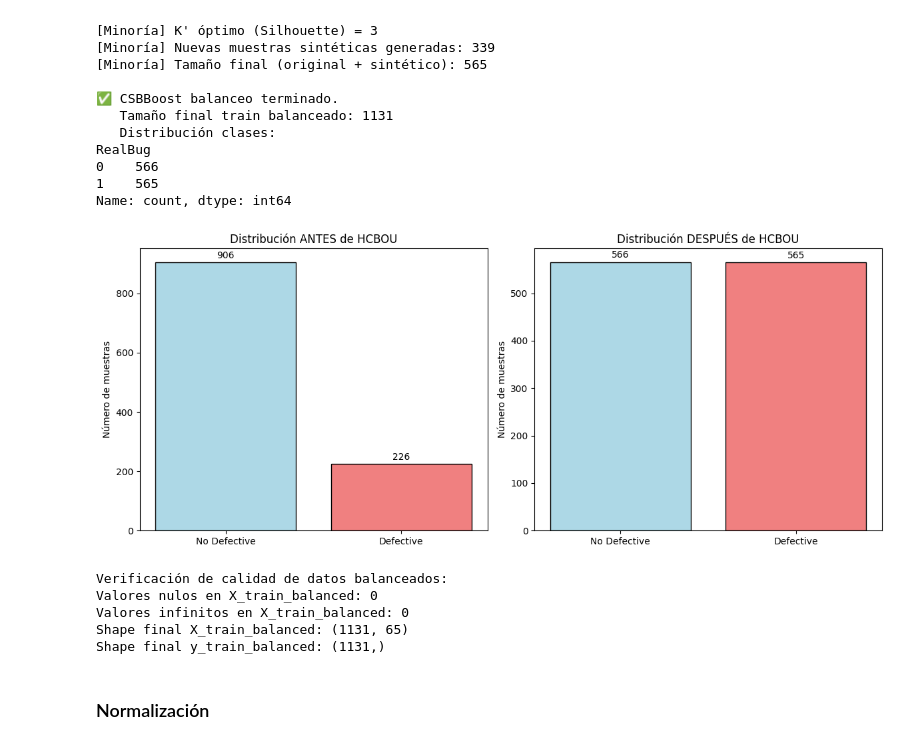
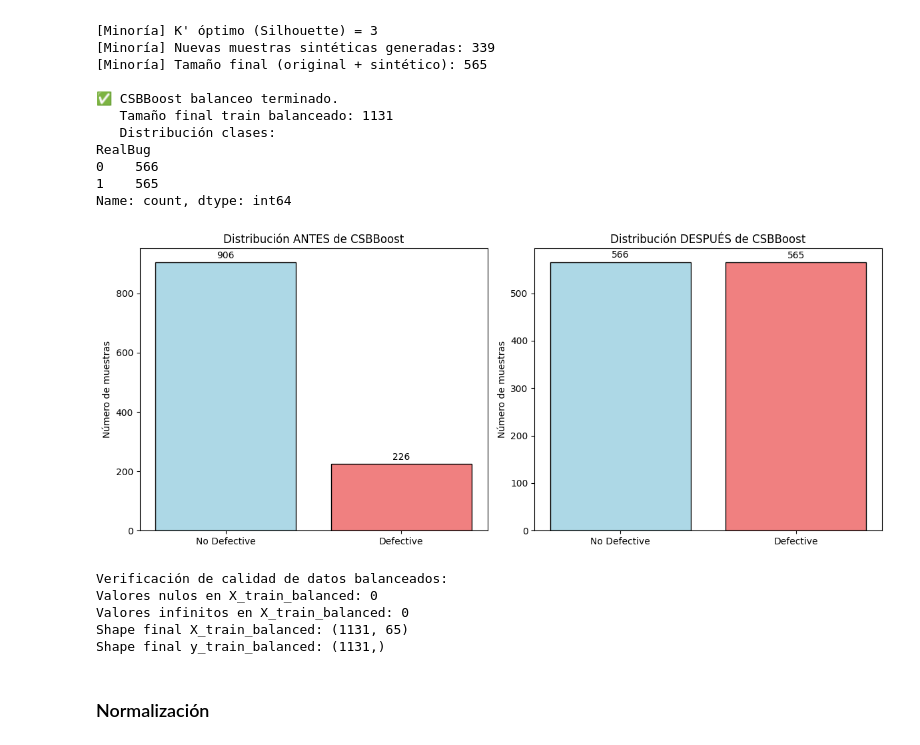
Before and after one commit to alvaldes/jira-classification-pipeline, a Jupyter notebook: class-balance/hive-0.9.0-CSBBOST.ipynb, the cells around one changed output. Cells and saved outputs as stored; diff of their text form; code cells hidden in the pictures.

Commit message:
Update plots: changed balance method labels in graphs

```diff
--- a/class-balance/hive-0.9.0-CSBBOST.ipynb
+++ b/class-balance/hive-0.9.0-CSBBOST.ipynb
@@ -303,36 +303,36 @@ fig, (ax1, ax2) = plt.subplots(1, 2, figsize=(12, 5))
 # Antes del balanceo
 before_counts = y_train.value_counts().sort_index()
 bars1 = ax1.bar(['No Defective', 'Defective'], before_counts.values,
                 color=['lightblue', 'lightcoral'], edgecolor='black')
-ax1.set_title('Distribución ANTES de HCBOU')
+ax1.set_title('Distribución ANTES de CSBBoost')
 ax1.set_ylabel('Número de muestras')
 for i, bar in enumerate(bars1):
     height = bar.get_height()
     ax1.text(bar.get_x() + bar.get_width()/2., height + 5,
              f'{int(height)}', ha='center', va='bottom')
 
 # Después del balanceo
 after_counts = y_train_balanced.value_counts().sort_index()
 bars2 = ax2.bar(['No Defective', 'Defective'], after_counts.values,
                 color=['lightblue', 'lightcoral'], edgecolor='black')
-ax2.set_title('Distribución DESPUÉS de HCBOU')
+ax2.set_title('Distribución DESPUÉS de CSBBoost')
 ax2.set_ylabel('Número de muestras')
 for i, bar in enumerate(bars2):
     height = bar.get_height()
     ax2.text(bar.get_x() + bar.get_width()/2., height + 5,
              f'{int(height)}', ha='center', va='bottom')
 
 plt.tight_layout()
 plt.show()
 
 # Verificar que no hay valores nulos en los datos balanceados
 print(f"\nVerificación de calidad de datos balanceados:")
 print(f"Valores nulos en X_train_balanced: {X_train_balanced.isnull().sum().sum()}")
 print(f"Valores infinitos en X_train_balanced: {np.isinf(X_train_balanced.values).sum()}")
 print(f"Shape final X_train_balanced: {X_train_balanced.shape}")
 print(f"Shape final y_train_balanced: {y_train_balanced.shape}")
 # %% [output]
-[figure, old version]
+[figure, new version]
 Verificación de calidad de datos balanceados:
 Valores nulos en X_train_balanced: 0
 Valores infinitos en X_train_balanced: 0
```
Also changed, not shown: 8 other files.
